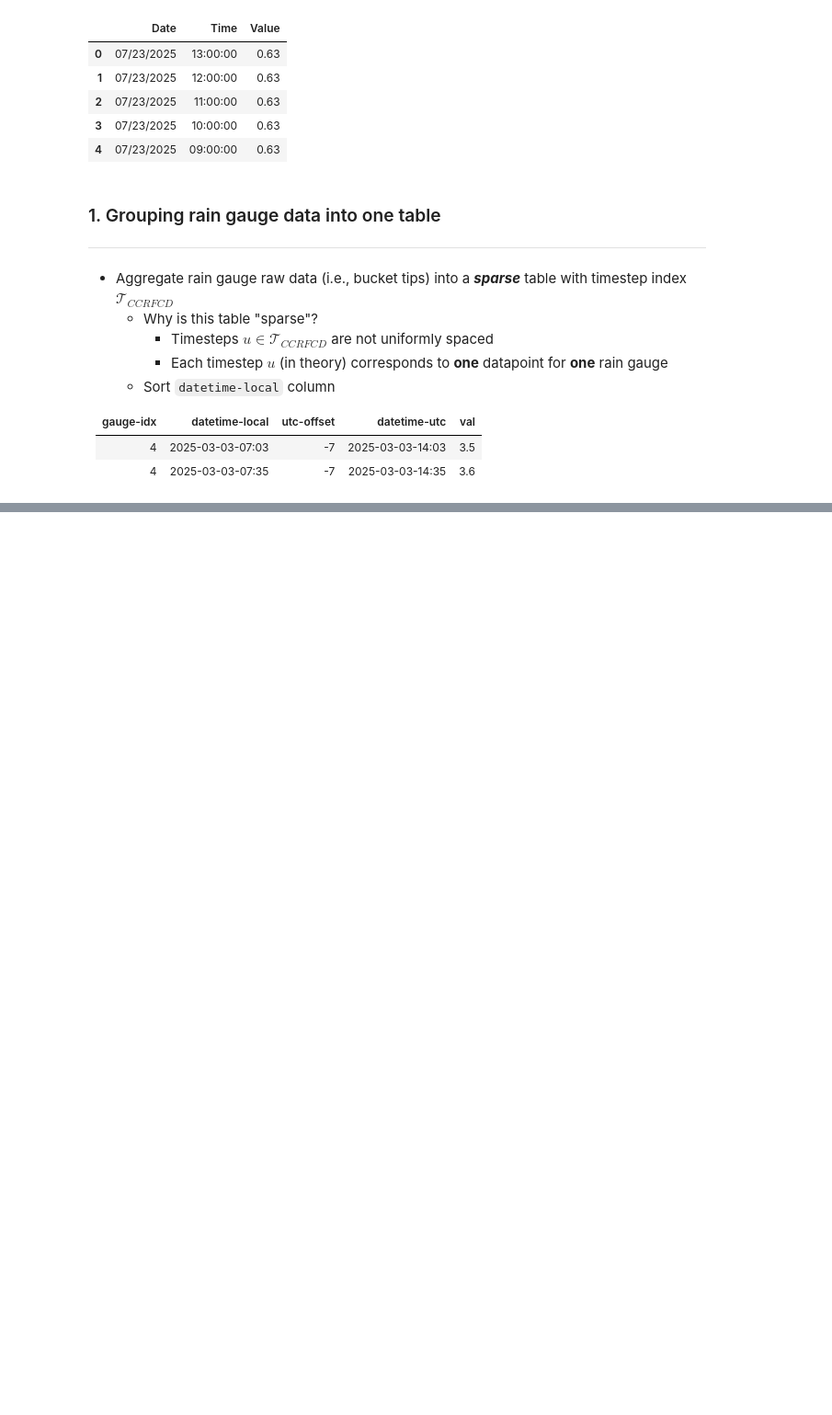
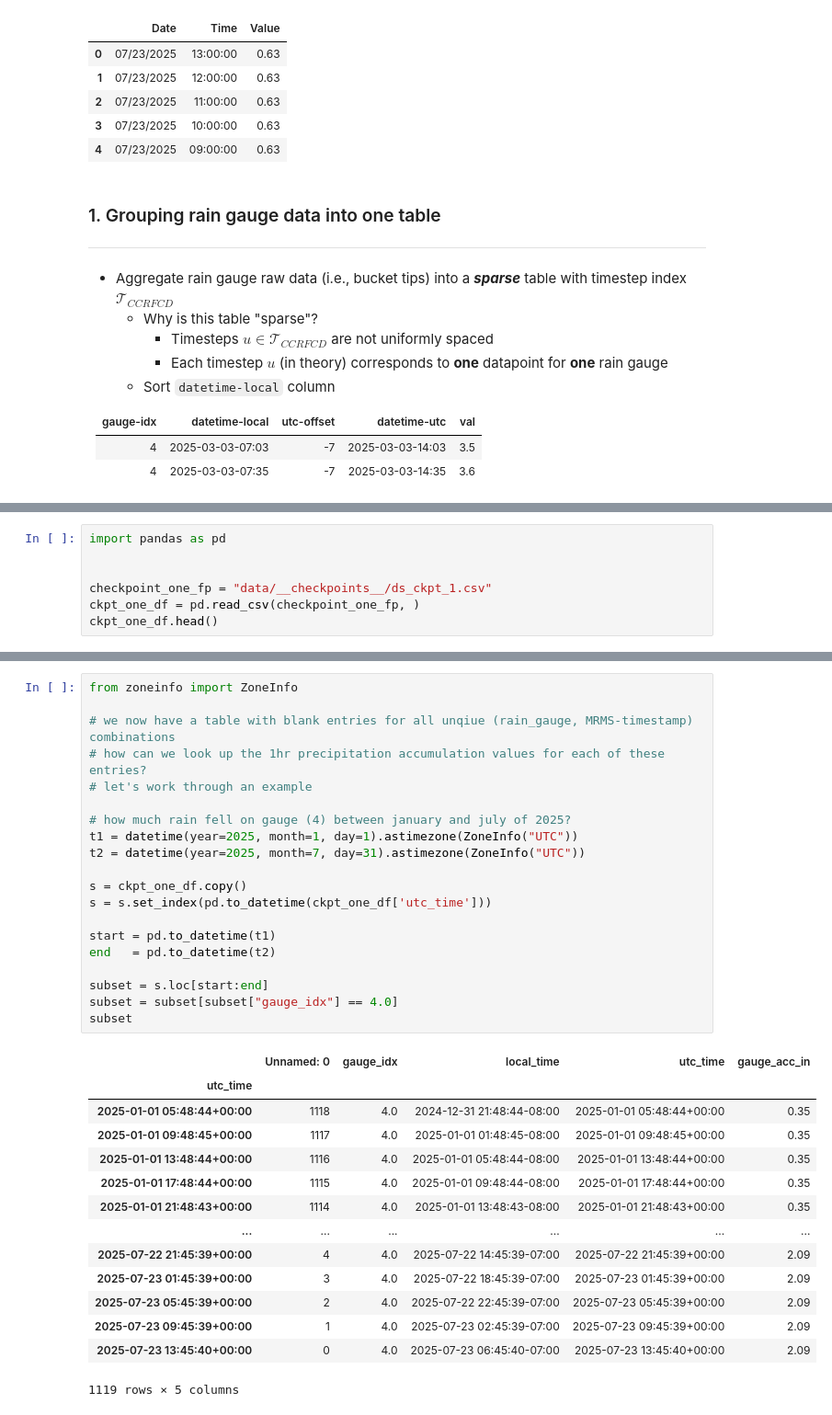
Before and after one commit to leharris3/piml-qpe, a Jupyter notebook: dataset.ipynb, the cells around one changed output, grey strips where cells are left out. Shown: that part at 92% size. Saved outputs shown, nothing was run; the diff lists cells and outputs as text; blank space fills up the shorter version.

```diff
--- a/dataset.ipynb
+++ b/dataset.ipynb
@@ -123,0 +159,7 @@ _temp_df.hist("instant_precip_acc");
+# %%
+import pandas as pd
+
+
+checkpoint_one_fp = "data/__checkpoints__/ds_ckpt_1.csv"
+ckpt_one_df = pd.read_csv(checkpoint_one_fp, )
+ckpt_one_df.head()
@@ -123,0 +273,35 @@ _temp_df.hist("instant_precip_acc");
+# %%
+from zoneinfo import ZoneInfo
+
+# we now have a table with blank entries for all unqiue (rain_gauge, MRMS-timestamp) combinations
+# how can we look up the 1hr precipitation accumulation values for each of these entries?
+# let's work through an example
+
+# how much rain fell on gauge (4) between january and july of 2025?
+t1 = datetime(year=2025, month=1, day=1).astimezone(ZoneInfo("UTC"))
+t2 = datetime(year=2025, month=7, day=31).astimezone(ZoneInfo("UTC"))
+
+s = ckpt_one_df.copy()
+s = s.set_index(pd.to_datetime(ckpt_one_df['utc_time']))
+
+start = pd.to_datetime(t1)
+end   = pd.to_datetime(t2)
+
+subset = s.loc[start:end]
+subset = subset[subset["gauge_idx"] == 4.0]
+subset
+# %% [output]
+|  | Unnamed: 0 | gauge_idx | local_time | utc_time | gauge_acc_in |
+| utc_time |  |  |  |  |  |
+| 2025-01-01 05:48:44+00:00 | 1118 | 4.0 | 2024-12-31 21:48:44-08:00 | 2025-01-01 05:48:44+00:00 | 0.35 |
+| 2025-01-01 09:48:45+00:00 | 1117 | 4.0 | 2025-01-01 01:48:45-08:00 | 2025-01-01 09:48:45+00:00 | 0.35 |
+| 2025-01-01 13:48:44+00:00 | 1116 | 4.0 | 2025-01-01 05:48:44-08:00 | 2025-01-01 13:48:44+00:00 | 0.35 |
+| 2025-01-01 17:48:44+00:00 | 1115 | 4.0 | 2025-01-01 09:48:44-08:00 | 2025-01-01 17:48:44+00:00 | 0.35 |
+| 2025-01-01 21:48:43+00:00 | 1114 | 4.0 | 2025-01-01 13:48:43-08:00 | 2025-01-01 21:48:43+00:00 | 0.35 |
+| ... | ... | ... | ... | ... | ... |
+| 2025-07-22 21:45:39+00:00 | 4 | 4.0 | 2025-07-22 14:45:39-07:00 | 2025-07-22 21:45:39+00:00 | 2.09 |
+| 2025-07-23 01:45:39+00:00 | 3 | 4.0 | 2025-07-22 18:45:39-07:00 | 2025-07-23 01:45:39+00:00 | 2.09 |
+| 2025-07-23 05:45:39+00:00 | 2 | 4.0 | 2025-07-22 22:45:39-07:00 | 2025-07-23 05:45:39+00:00 | 2.09 |
+| 2025-07-23 09:45:39+00:00 | 1 | 4.0 | 2025-07-23 02:45:39-07:00 | 2025-07-23 09:45:39+00:00 | 2.09 |
+| 2025-07-23 13:45:40+00:00 | 0 | 4.0 | 2025-07-23 06:45:40-07:00 | 2025-07-23 13:45:40+00:00 | 2.09 |
+1119 rows × 5 columns
```
Also changed, not shown: parts of 21 cells of this notebook, 2 other files.
